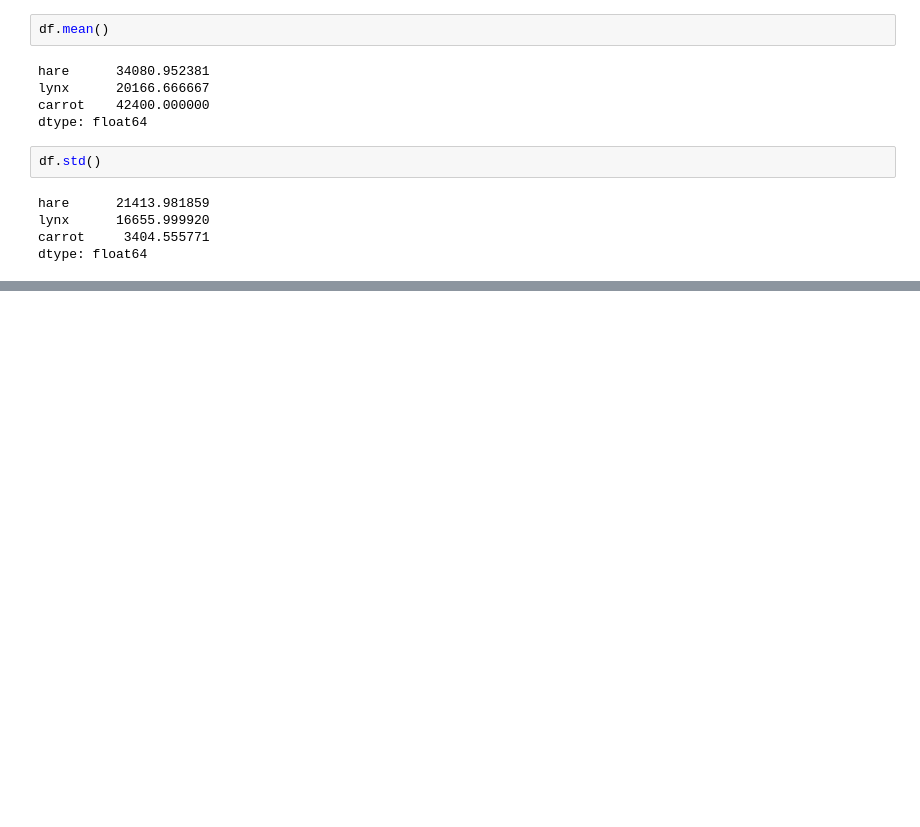
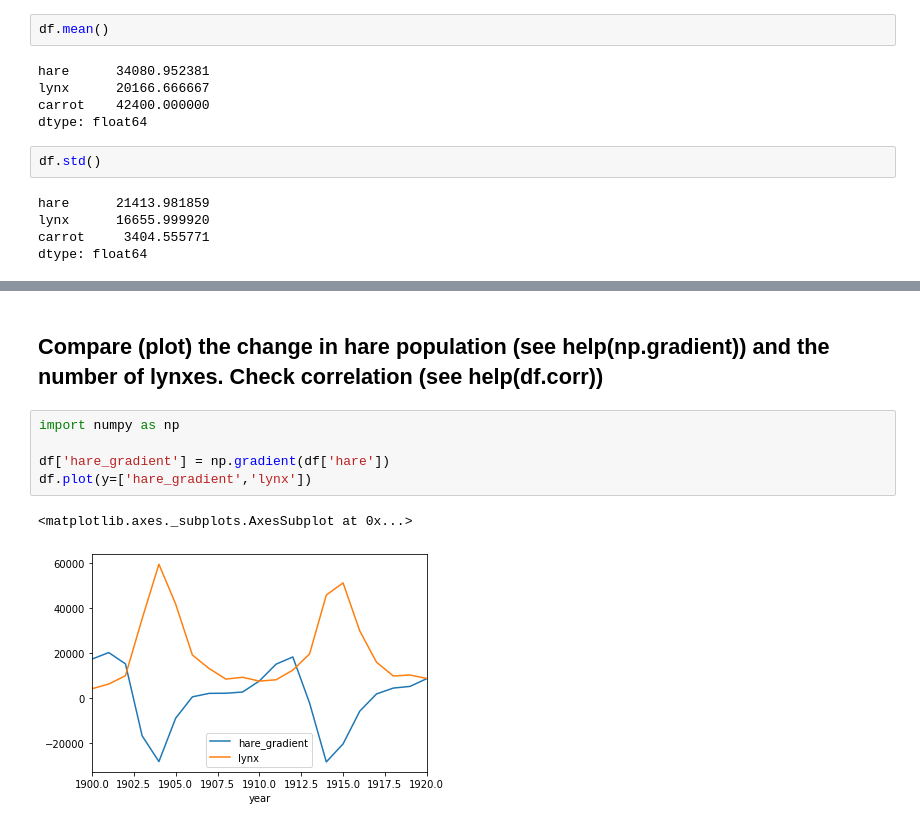
Before and after one commit to davemlz/Master_of_DataScience, a Jupyter notebook: Modelos_de_Datos/Pandas/intro/venia-docenci/pandas/Seguimiento_pandas.ipynb, the cells around one changed output, grey strips where cells are left out. Drawn from its saved outputs; the diff is of its cells as text; blank space fills up the shorter version.

```diff
--- a/Modelos_de_Datos/Pandas/intro/venia-docenci/pandas/Seguimiento_pandas.ipynb
+++ b/Modelos_de_Datos/Pandas/intro/venia-docenci/pandas/Seguimiento_pandas.ipynb
@@ -56,0 +87,10 @@ dtype: float64
+# %% [markdown]
+## Compare (plot) the change in hare population (see help(np.gradient)) and the number of lynxes. Check correlation (see help(df.corr))
+# %%
+import numpy as np
+
+df['hare_gradient'] = np.gradient(df['hare'])
+df.plot(y=['hare_gradient','lynx'])
+# %% [output]
+<matplotlib.axes._subplots.AxesSubplot at 0x...>
+[figure, added]
```
Also changed, not shown: parts of 12 cells of this notebook.
